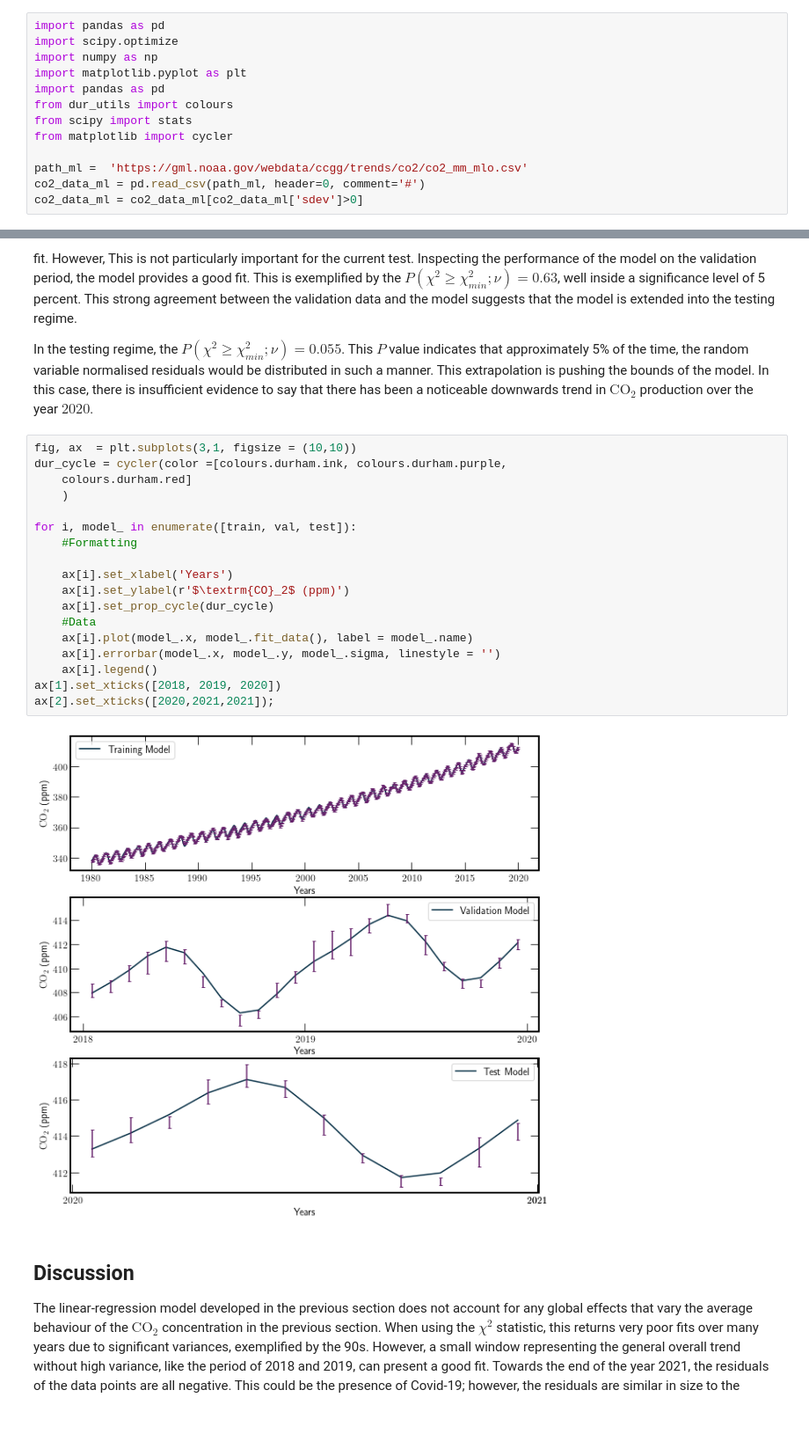
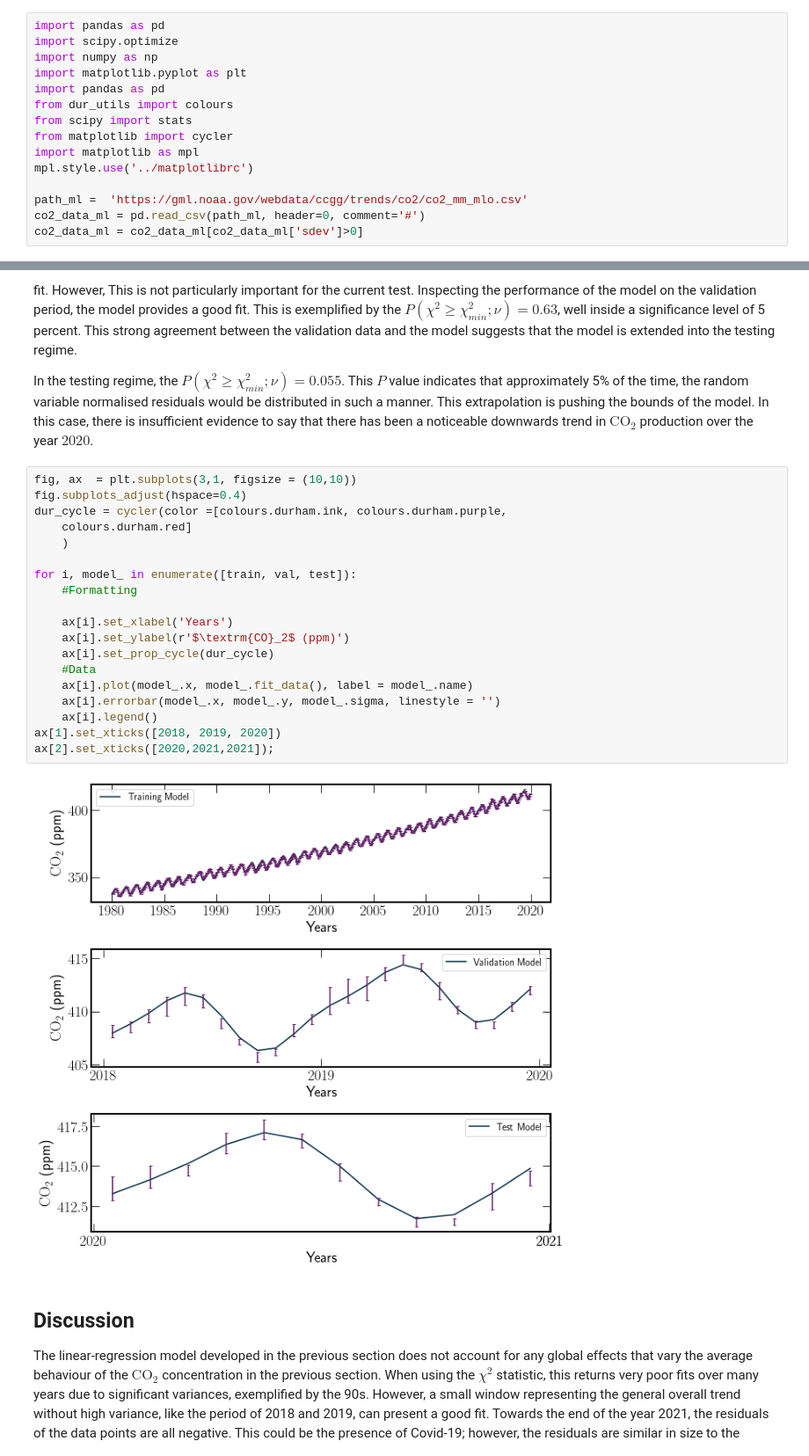
Before and after one commit to seancraven/CDS_book, a Jupyter notebook: Chapter_2/predictive_models.ipynb, the cells around one changed output, grey strips where cells are left out. Shown at 88% size. Saved outputs shown, nothing was run; the diff lists cells and outputs as text; blank space fills up the shorter version.

```diff
--- a/Chapter_2/predictive_models.ipynb
+++ b/Chapter_2/predictive_models.ipynb
@@ -20,6 +20,8 @@ import pandas as pd
 from dur_utils import colours
 from scipy import stats
 from matplotlib import cycler
+import matplotlib as mpl
+mpl.style.use('../matplotlibrc')
 
 path_ml =  'https://gml.noaa.gov/webdata/ccgg/trends/co2/co2_mm_mlo.csv'
 co2_data_ml = pd.read_csv(path_ml, header=0, comment='#')
@@ -193,24 +183,25 @@ The output $\chi^2$ statistics for the training model are to be desired, with a
 In the testing regime, the $P(\chi^2 \geq \chi^2_{min};\nu) = 0.055$. This $P$ value indicates that approximately 5% of the time, the random variable normalised residuals would be distributed in such a manner. This extrapolation is pushing the bounds of the model. In this case, there is insufficient evidence to say that there has been a noticeable downwards trend in $\textrm{CO}_2$ production over the year $2020$.
 # %%
 fig, ax  = plt.subplots(3,1, figsize = (10,10))
+fig.subplots_adjust(hspace=0.4)
 dur_cycle = cycler(color =[colours.durham.ink, colours.durham.purple,
     colours.durham.red]
     )
 
 for i, model_ in enumerate([train, val, test]):
     #Formatting
 
     ax[i].set_xlabel('Years')
     ax[i].set_ylabel(r'$\textrm{CO}_2$ (ppm)')
     ax[i].set_prop_cycle(dur_cycle)
     #Data
     ax[i].plot(model_.x, model_.fit_data(), label = model_.name)
     ax[i].errorbar(model_.x, model_.y, model_.sigma, linestyle = '')
     ax[i].legend()
 ax[1].set_xticks([2018, 2019, 2020])
 ax[2].set_xticks([2020,2021,2021]);
 # %% [output]
-[figure, old version]
+[figure, new version]
 # %% [markdown]
 ## Discussion
 
```
Also changed, not shown: parts of 6 cells of this notebook, 9 other files.
